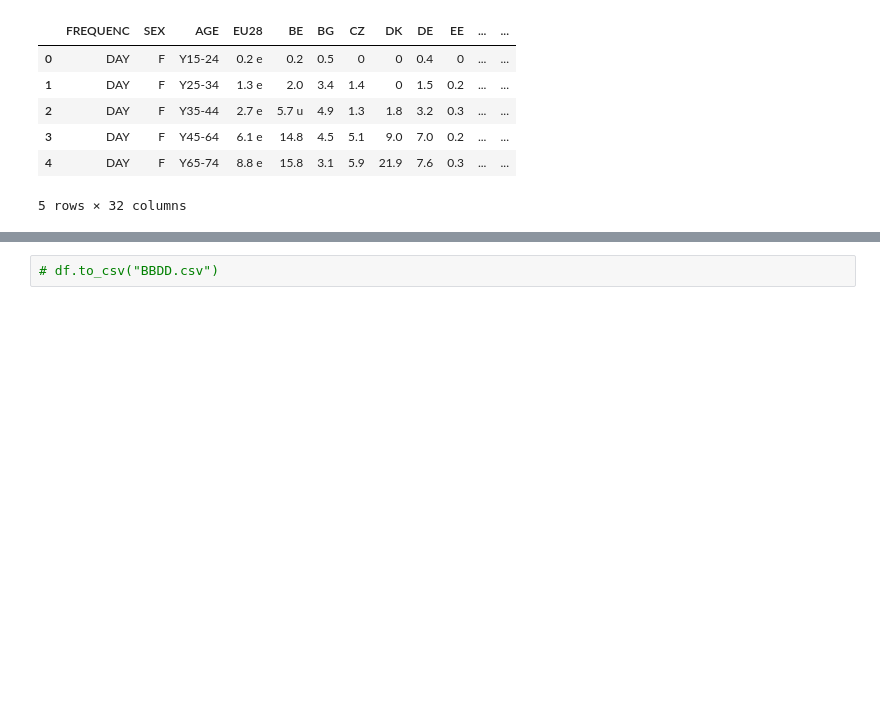
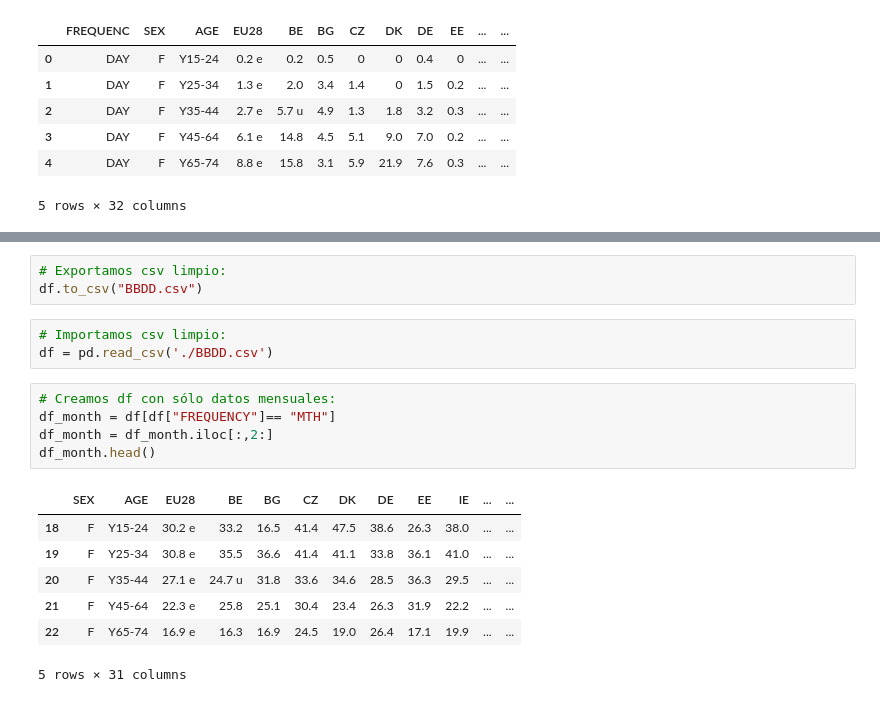
Before and after one commit to Helenagh90/alcohol_consumption_project, a Jupyter notebook: JupyterNotebook.ipynb, the cells around one changed output, grey strips where cells are left out. Cells and saved outputs as stored; diff of their text form; blank space fills up the shorter version.

```diff
--- a/JupyterNotebook.ipynb
+++ b/JupyterNotebook.ipynb
@@ -159,4 +164,21 @@ df.head()
 | 4 | DAY | F | Y65-74 | 8.8 e | 15.8 | 3.1 | 5.9 | 21.9 | 7.6 | 0.3 | ... | ... |
 5 rows × 32 columns
 # %%
-# df.to_csv("BBDD.csv")
+# Exportamos csv limpio:
+df.to_csv("BBDD.csv")
+# %%
+# Importamos csv limpio:
+df = pd.read_csv('./BBDD.csv')
+# %%
+# Creamos df con sólo datos mensuales:
+df_month = df[df["FREQUENCY"]== "MTH"]
+df_month = df_month.iloc[:,2:]
+df_month.head()
+# %% [output]
+|  | SEX | AGE | EU28 | BE | BG | CZ | DK | DE | EE | IE | ... | ... |
+| 18 | F | Y15-24 | 30.2 e | 33.2 | 16.5 | 41.4 | 47.5 | 38.6 | 26.3 | 38.0 | ... | ... |
+| 19 | F | Y25-34 | 30.8 e | 35.5 | 36.6 | 41.4 | 41.1 | 33.8 | 36.1 | 41.0 | ... | ... |
+| 20 | F | Y35-44 | 27.1 e | 24.7 u | 31.8 | 33.6 | 34.6 | 28.5 | 36.3 | 29.5 | ... | ... |
+| 21 | F | Y45-64 | 22.3 e | 25.8 | 25.1 | 30.4 | 23.4 | 26.3 | 31.9 | 22.2 | ... | ... |
+| 22 | F | Y65-74 | 16.9 e | 16.3 | 16.9 | 24.5 | 19.0 | 26.4 | 17.1 | 19.9 | ... | ... |
+5 rows × 31 columns
```
Also changed, not shown: parts of 7 cells of this notebook, 1 other file.
